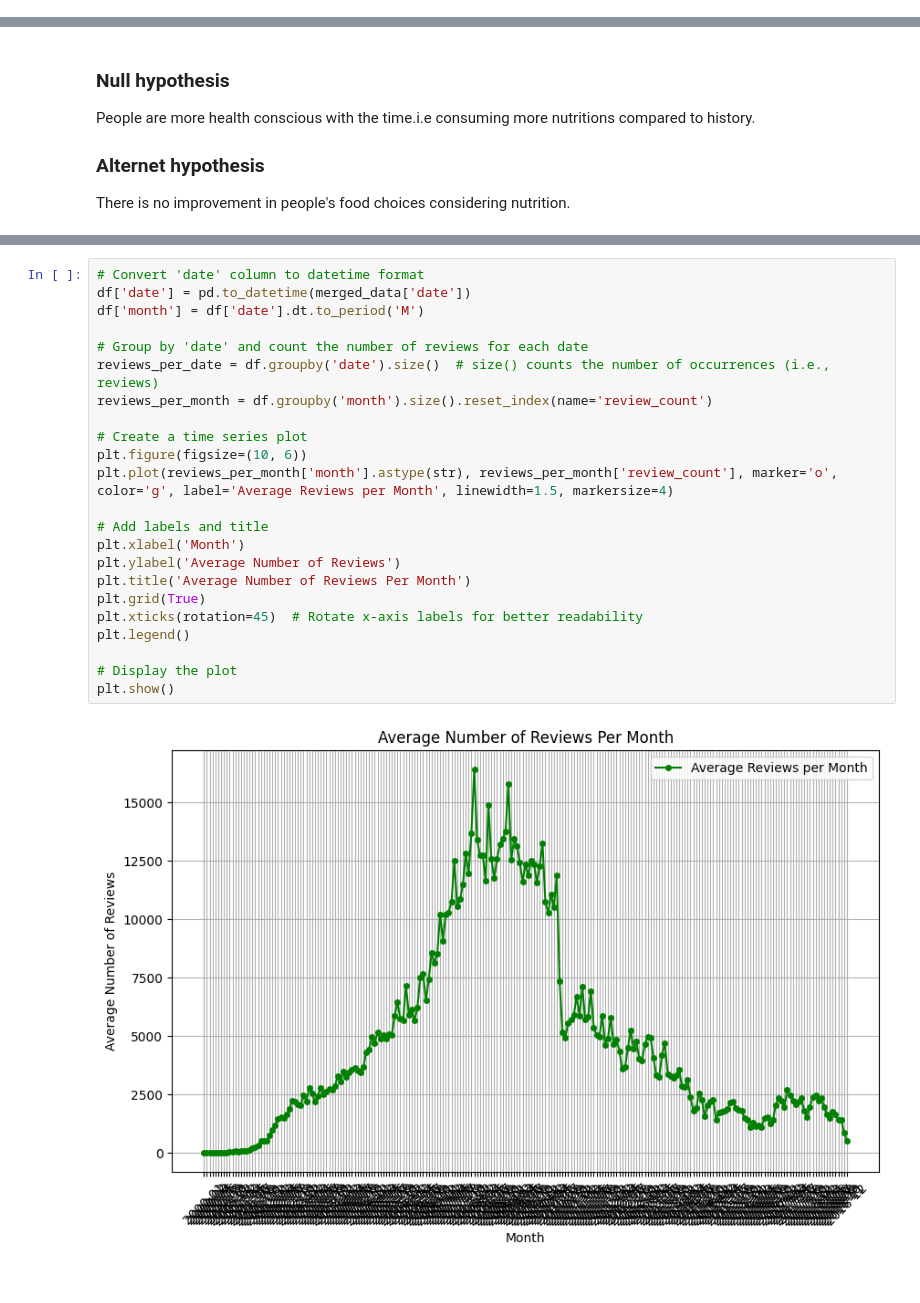
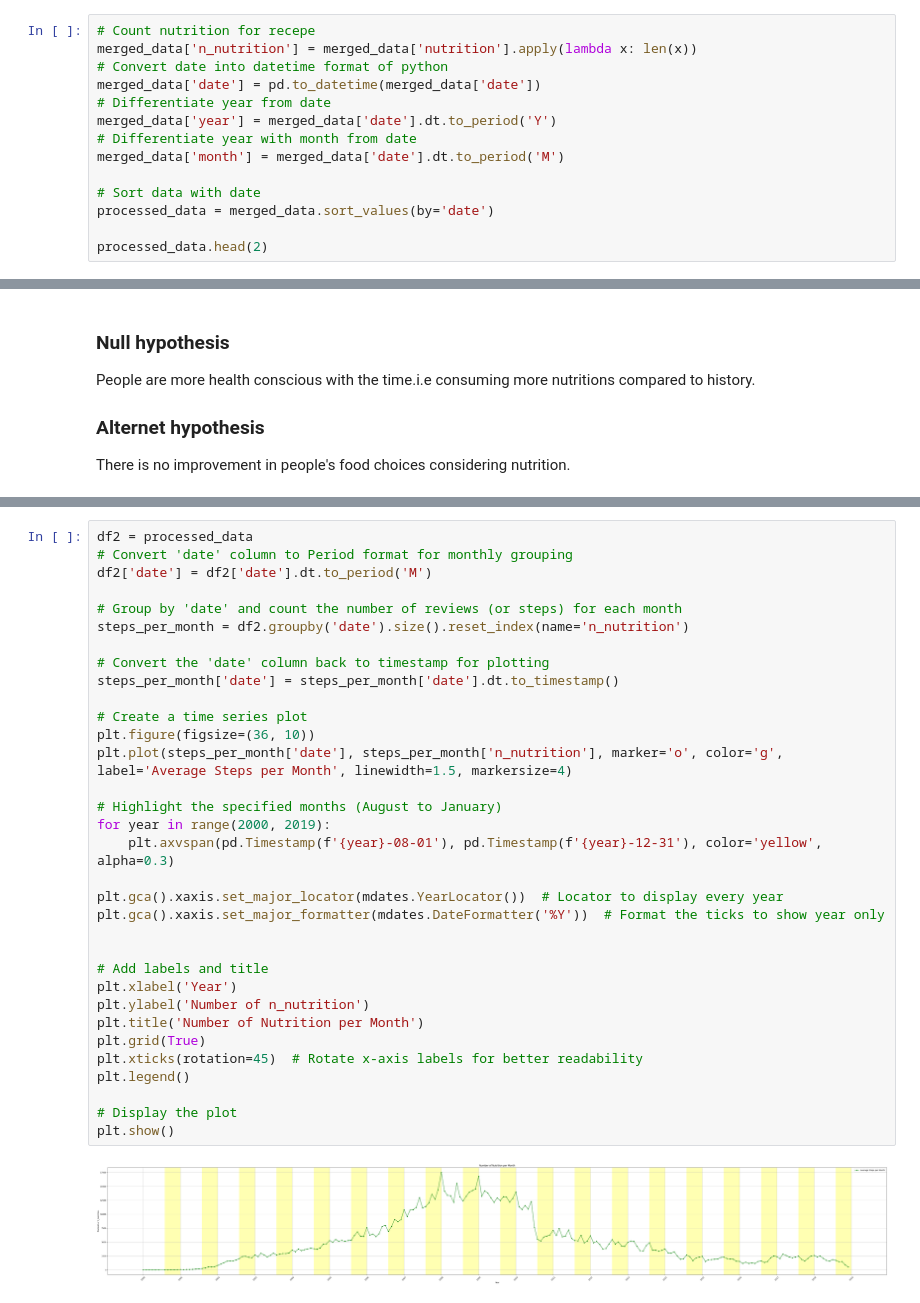
Before and after one commit to khushbunlad/PROG8431, a Jupyter notebook: GroupPresentation3.ipynb, the cells around one changed output, grey strips where cells are left out. Cells and saved outputs as stored; diff of their text form.

Commit message:
Time series plots

```diff
--- a/GroupPresentation3.ipynb
+++ b/GroupPresentation3.ipynb
@@ -124,0 +121,14 @@ Data Merged Successfully
+# %%
+# Count nutrition for recepe
+merged_data['n_nutrition'] = merged_data['nutrition'].apply(lambda x: len(x))
+# Convert date into datetime format of python
+merged_data['date'] = pd.to_datetime(merged_data['date'])
+# Differentiate year from date
+merged_data['year'] = merged_data['date'].dt.to_period('Y')
+# Differentiate year with month from date
+merged_data['month'] = merged_data['date'].dt.to_period('M')
+
+# Sort data with date
+processed_data = merged_data.sort_values(by='date')
+
+processed_data.head(2)
@@ -190,25 +174,35 @@ plt.show()
 # %%
-# Convert 'date' column to datetime format
-df['date'] = pd.to_datetime(merged_data['date'])
-df['month'] = df['date'].dt.to_period('M')
+df2 = processed_data
+# Convert 'date' column to Period format for monthly grouping
+df2['date'] = df2['date'].dt.to_period('M')
 
-# Group by 'date' and count the number of reviews for each date
-reviews_per_date = df.groupby('date').size()  # size() counts the number of occurrences (i.e., reviews)
-reviews_per_month = df.groupby('month').size().reset_index(name='review_count')
+# Group by 'date' and count the number of reviews (or steps) for each month
+steps_per_month = df2.groupby('date').size().reset_index(name='n_nutrition')
+
+# Convert the 'date' column back to timestamp for plotting
+steps_per_month['date'] = steps_per_month['date'].dt.to_timestamp()
 
 # Create a time series plot
-plt.figure(figsize=(10, 6))
-plt.plot(reviews_per_month['month'].astype(str), reviews_per_month['review_count'], marker='o', color='g', label='Average Reviews per Month', linewidth=1.5, markersize=4)
+plt.figure(figsize=(36, 10))
+plt.plot(steps_per_month['date'], steps_per_month['n_nutrition'], marker='o', color='g', label='Average Steps per Month', linewidth=1.5, markersize=4)
+
+# Highlight the specified months (August to January)
+for year in range(2000, 2019):
+    plt.axvspan(pd.Timestamp(f'{year}-08-01'), pd.Timestamp(f'{year}-12-31'), color='yellow', alpha=0.3)
+
+plt.gca().xaxis.set_major_locator(mdates.YearLocator())  # Locator to display every year
+plt.gca().xaxis.set_major_formatter(mdates.DateFormatter('%Y'))  # Format the ticks to show year only
+
 
 # Add labels and title
-plt.xlabel('Month')
-plt.ylabel('Average Number of Reviews')
-plt.title('Average Number of Reviews Per Month')
+plt.xlabel('Year')
+plt.ylabel('Number of n_nutrition')
+plt.title('Number of Nutrition per Month')
 plt.grid(True)
 plt.xticks(rotation=45)  # Rotate x-axis labels for better readability
 plt.legend()
 
 # Display the plot
 plt.show()
 # %% [output]
-[figure, old version]
+[figure, new version]
```
Also changed, not shown: parts of 10 cells of this notebook, 1 other file.
